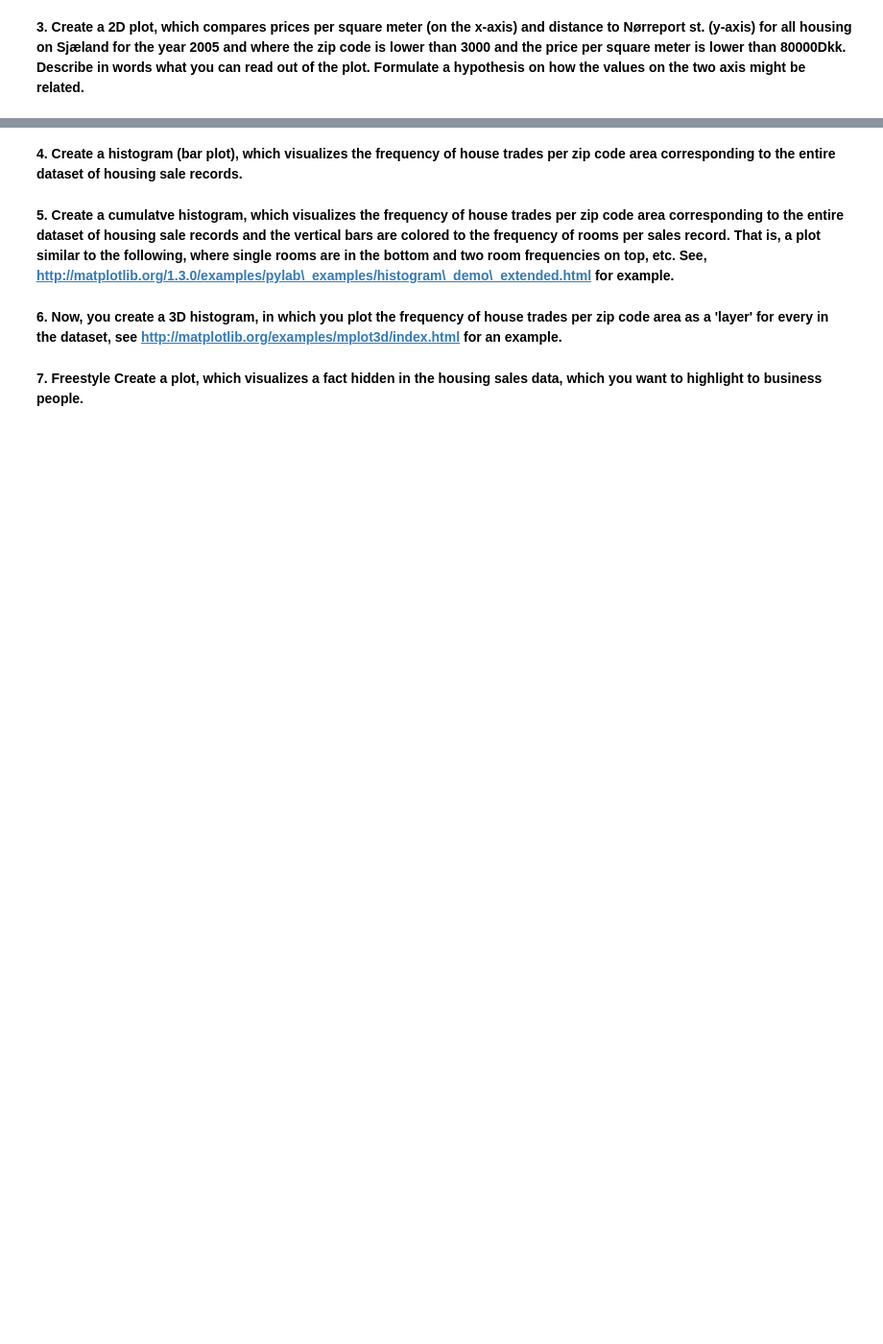
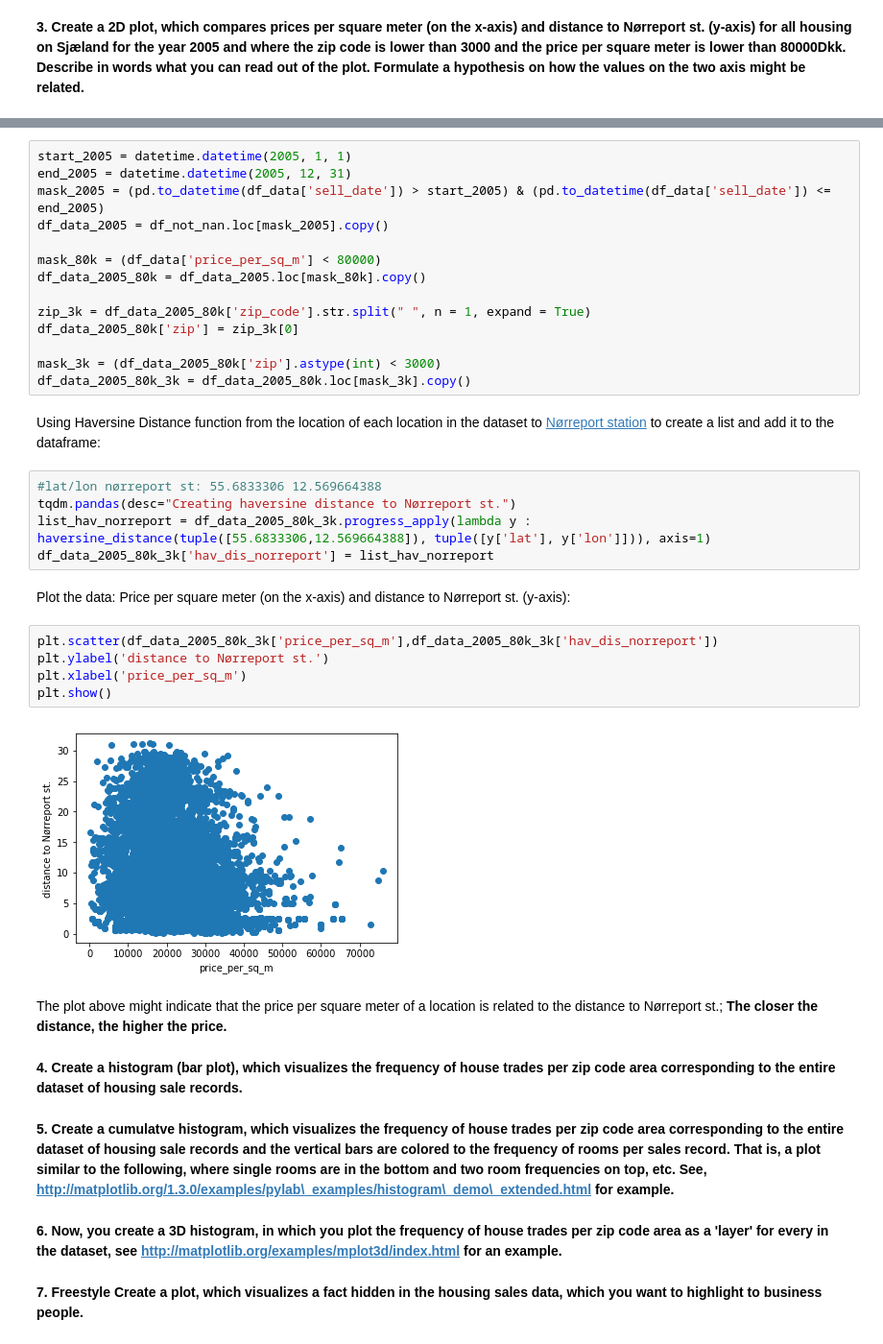
Before and after one commit to Business-Intelligence-Dangerous-Memory/Assignment_3, a Jupyter notebook: Assignment 3 - Data Visualisation.ipynb, the cells around one changed output, grey strips where cells are left out. Shown at 96% size. Cells and saved outputs as stored; diff of their text form; blank space fills up the shorter version.

```diff
--- a/Assignment 3 - Data Visualisation.ipynb
+++ b/Assignment 3 - Data Visualisation.ipynb
@@ -116,3 +124,36 @@ m
+# %%
+start_2005 = datetime.datetime(2005, 1, 1)
+end_2005 = datetime.datetime(2005, 12, 31)
+mask_2005 = (pd.to_datetime(df_data['sell_date']) > start_2005) & (pd.to_datetime(df_data['sell_date']) <= end_2005)
+df_data_2005 = df_not_nan.loc[mask_2005].copy()
+
+mask_80k = (df_data['price_per_sq_m'] < 80000)
+df_data_2005_80k = df_data_2005.loc[mask_80k].copy()
+
+zip_3k = df_data_2005_80k['zip_code'].str.split(" ", n = 1, expand = True)
+df_data_2005_80k['zip'] = zip_3k[0]
+
+mask_3k = (df_data_2005_80k['zip'].astype(int) < 3000)
+df_data_2005_80k_3k = df_data_2005_80k.loc[mask_3k].copy()
+# %% [markdown]
+Using Haversine Distance function from the location of each location in the dataset to [Nørreport station](https://latitude.to/articles-by-country/dk/denmark/39321/norreport-station) to create a list and add it to the dataframe:
+# %%
+#lat/lon nørreport st: 55.6833306 12.569664388
+tqdm.pandas(desc="Creating haversine distance to Nørreport st.")
+list_hav_norreport = df_data_2005_80k_3k.progress_apply(lambda y : haversine_distance(tuple([55.6833306,12.569664388]), tuple([y['lat'], y['lon']])), axis=1)
+df_data_2005_80k_3k['hav_dis_norreport'] = list_hav_norreport
+# %% [markdown]
+Plot the data: Price per square meter (on the x-axis) and distance to Nørreport st. (y-axis):
+# %%
+plt.scatter(df_data_2005_80k_3k['price_per_sq_m'],df_data_2005_80k_3k['hav_dis_norreport'])
+plt.ylabel('distance to Nørreport st.')
+plt.xlabel('price_per_sq_m')
+plt.show()
+# %% [output]
+[figure, added]
+# %% [markdown]
+The plot above might indicate that the price per square meter of a location is related to the distance to Nørreport st.;
+**The closer the distance, the higher the price.**
 # %% [markdown]
 **4. Create a histogram (bar plot), which visualizes the frequency of house trades per zip code area corresponding to the entire dataset of housing sale records.**
 # %% [markdown]
```
Also changed, not shown: parts of 3 cells of this notebook.
